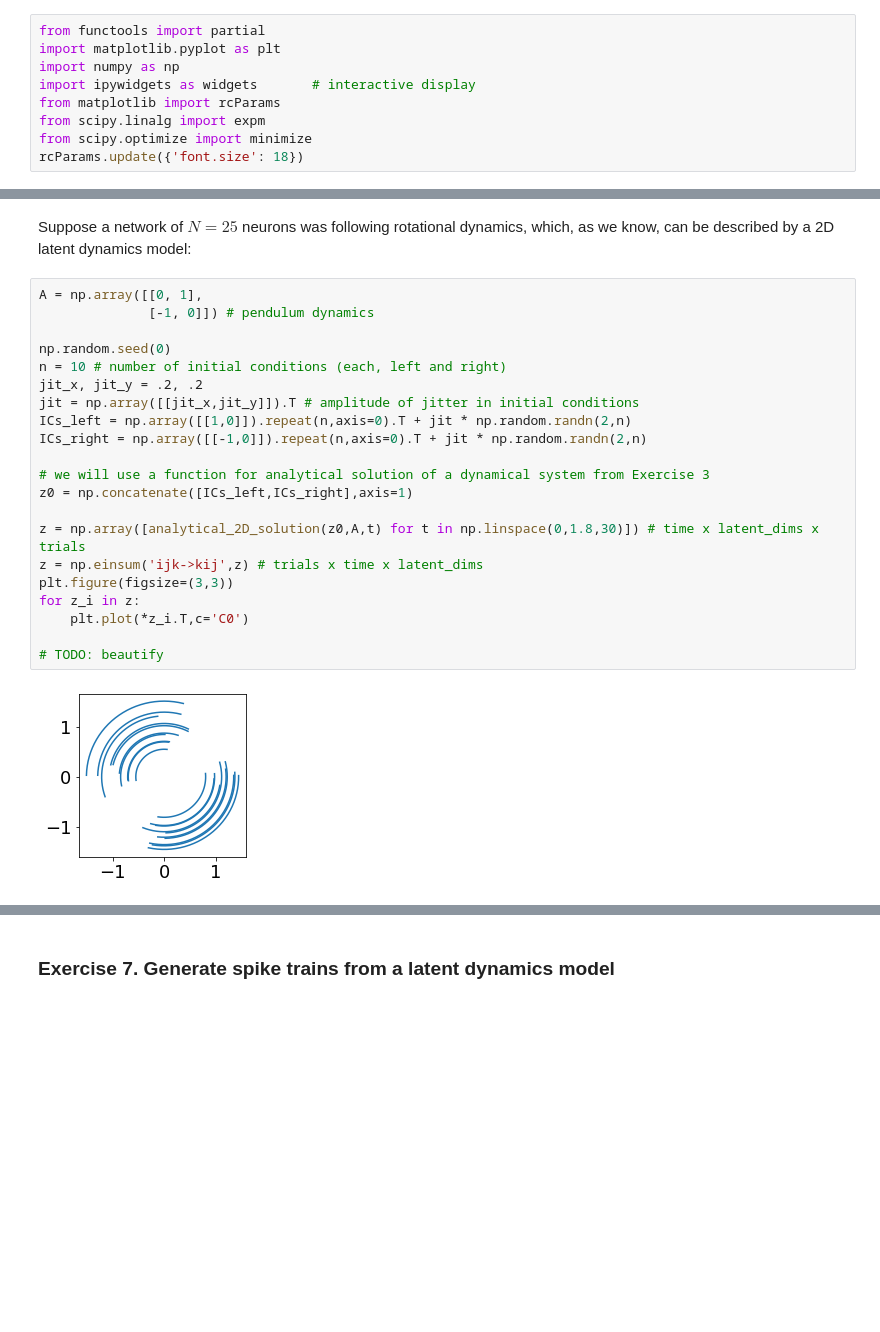
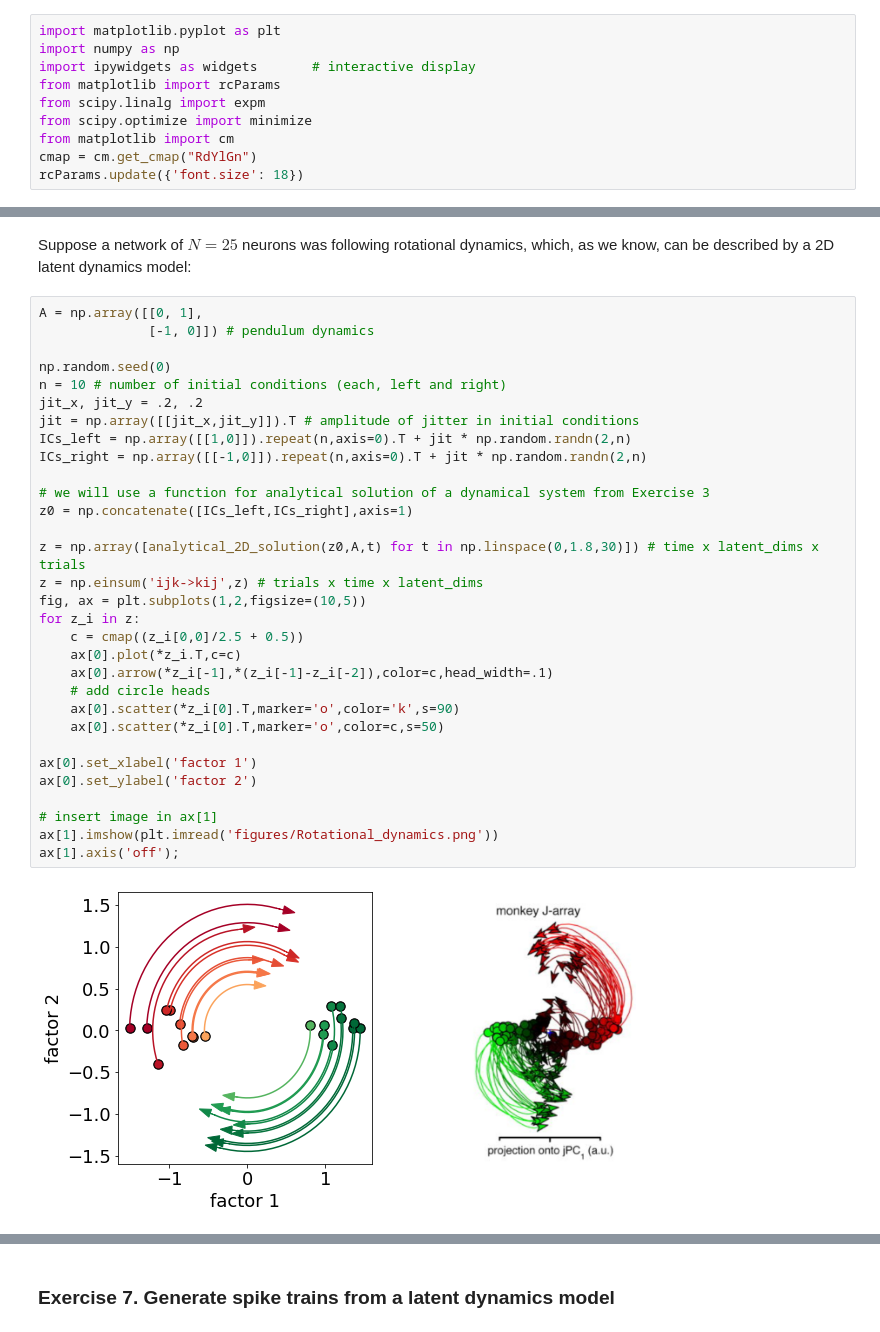
Before and after one commit to NinelK/IMBIZO2024_tutorial, a Jupyter notebook: DS_Tutorial_SOLUTIONS.ipynb, the cells around one changed output, grey strips where cells are left out. Cells and saved outputs as stored; diff of their text form; blank space fills up the shorter version.

Commit message:
Add rotational dynamics

```diff
--- a/DS_Tutorial_SOLUTIONS.ipynb
+++ b/DS_Tutorial_SOLUTIONS.ipynb
@@ -25,13 +25,14 @@ Therefore, the main goal of the tutorial is to learn how to tell something about
 # %% [markdown]
 ## Setups
 # %%
-from functools import partial
 import matplotlib.pyplot as plt
 import numpy as np
 import ipywidgets as widgets       # interactive display
 from matplotlib import rcParams
 from scipy.linalg import expm
 from scipy.optimize import minimize
+from matplotlib import cm
+cmap = cm.get_cmap("RdYlGn")
 rcParams.update({'font.size': 18})
 # %% [markdown]
 # Part 1: Autonomous linear dynamical systems (LDS)
@@ -608,23 +617,33 @@ Suppose a network of $N=25$ neurons was following rotational dynamics, which, as
 # %%
 A = np.array([[0, 1],
               [-1, 0]]) # pendulum dynamics
 
 np.random.seed(0)
 n = 10 # number of initial conditions (each, left and right)
 jit_x, jit_y = .2, .2
 jit = np.array([[jit_x,jit_y]]).T # amplitude of jitter in initial conditions
 ICs_left = np.array([[1,0]]).repeat(n,axis=0).T + jit * np.random.randn(2,n)
 ICs_right = np.array([[-1,0]]).repeat(n,axis=0).T + jit * np.random.randn(2,n)
 
 # we will use a function for analytical solution of a dynamical system from Exercise 3
 z0 = np.concatenate([ICs_left,ICs_right],axis=1)
 
 z = np.array([analytical_2D_solution(z0,A,t) for t in np.linspace(0,1.8,30)]) # time x latent_dims x trials
 z = np.einsum('ijk->kij',z) # trials x time x latent_dims
-plt.figure(figsize=(3,3))
+fig, ax = plt.subplots(1,2,figsize=(10,5))
 for z_i in z:
-    plt.plot(*z_i.T,c='C0')
+    c = cmap((z_i[0,0]/2.5 + 0.5))
+    ax[0].plot(*z_i.T,c=c)
+    ax[0].arrow(*z_i[-1],*(z_i[-1]-z_i[-2]),color=c,head_width=.1)
+    # add circle heads
+    ax[0].scatter(*z_i[0].T,marker='o',color='k',s=90)
+    ax[0].scatter(*z_i[0].T,marker='o',color=c,s=50)
 
-# TODO: beautify
+ax[0].set_xlabel('factor 1')
+ax[0].set_ylabel('factor 2')
+
+# insert image in ax[1]
+ax[1].imshow(plt.imread('figures/Rotational_dynamics.png'))
+ax[1].axis('off');
 # %% [output]
-[figure, old version]
+[figure, new version]
```
Also changed, not shown: parts of 26 cells of this notebook, 1 other file.
